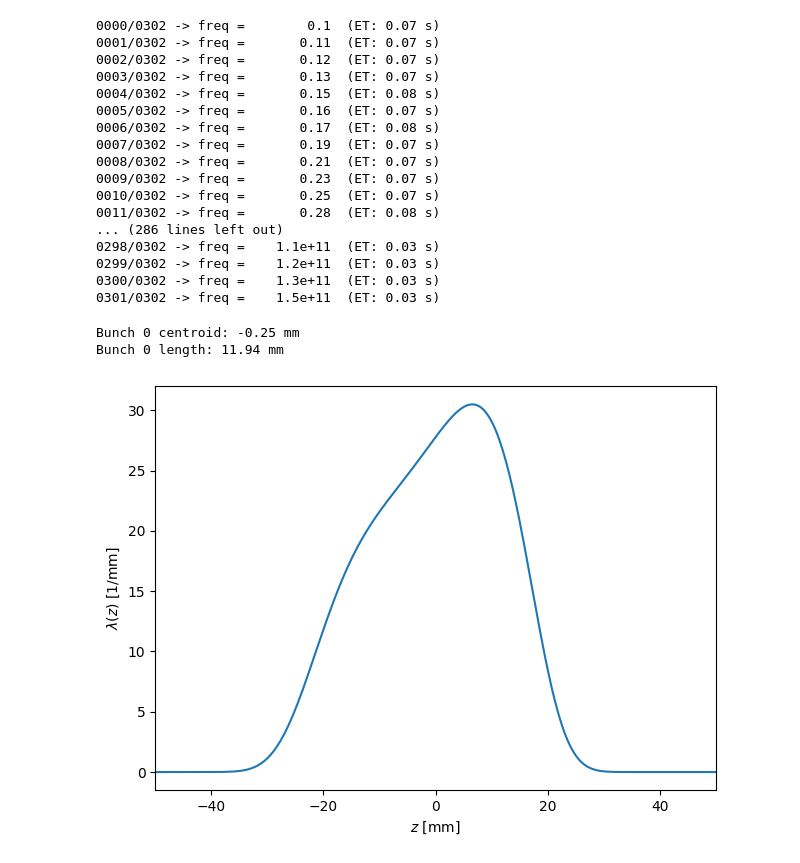
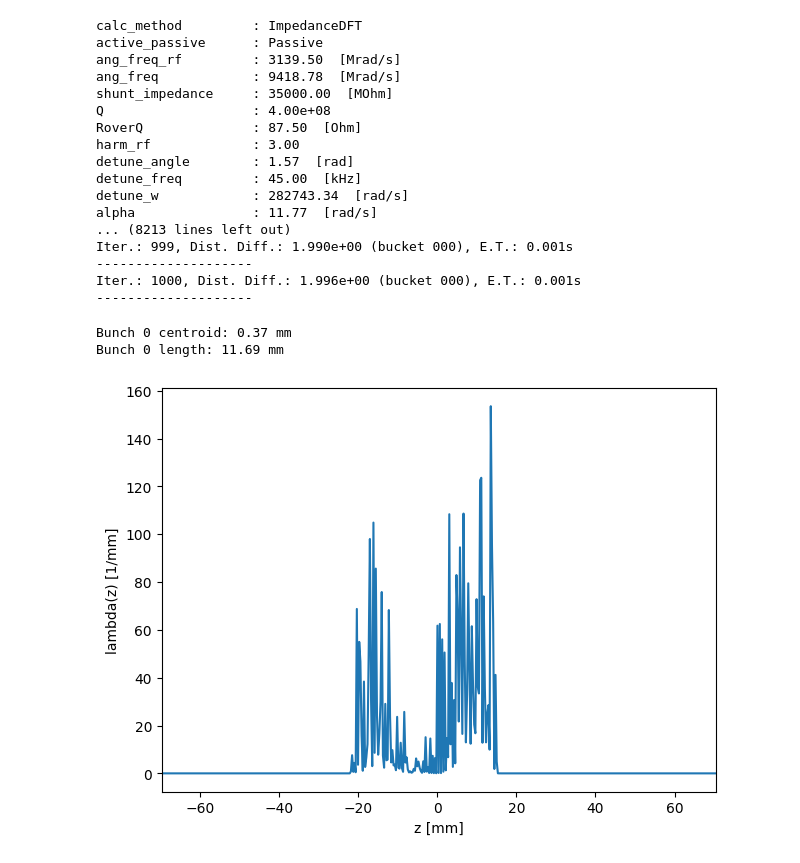
Before and after one commit to SantiagoM1227/ML4CollEffects, a Jupyter notebook: notebooks/10_data/generate_pycollef_dataset.ipynb, the cells around one changed output. Drawn from its saved outputs; the diff is of its cells as text; code cells hidden in the pictures.

```diff
--- a/notebooks/10_data/generate_pycollef_dataset.ipynb
+++ b/notebooks/10_data/generate_pycollef_dataset.ipynb
@@ -725,8 +694,8 @@ args = argparse.Namespace(
     gap_voltage_max=5.0e6,
     current_min=350e-3,
     current_max=400e-2,
-    rs_min=5.0e3,
-    rs_max=3.0e6,
+    en_lost_rad_min=5.0e5,
+    en_lost_rad_max=1.2e6,
     Q=1.0e4,
     wr_scale=3.0,
     n_steps=3,
@@ -738,12 +707,14 @@ rng = np.random.default_rng(24)
 param_ranges = ParameterRanges(
         gap_voltage_V=(args.gap_voltage_min, args.gap_voltage_max),
         total_current_A=(args.current_min, args.current_max),
-        shunt_impedance_Ohm=(args.rs_min, args.rs_max),
+        en_lost_rad_eV=(args.en_lost_rad_min, args.en_lost_rad_max),
     )
 
 mu = sample_mu(rng, param_ranges)
 
 ring = sirius.create_ring()
+ring.harm_num = 1
+ring.num_bun = 1
 
 ring.en_lost_rad = 870e3
 ring.gap_voltage = 3.0e6
@@ -855,26 +807,26 @@ generic.active_passive = ImpedanceSource.ActivePassive.Passive
 
 longeq = calculate_longitudinal_equilibrium(ring, [generic,hcav ])
 # %% [output]
-0000/0302 -> freq =        0.1  (ET: 0.07 s)
-0001/0302 -> freq =       0.11  (ET: 0.07 s)
-0002/0302 -> freq =       0.12  (ET: 0.07 s)
-0003/0302 -> freq =       0.13  (ET: 0.07 s)
-0004/0302 -> freq =       0.15  (ET: 0.08 s)
-0005/0302 -> freq =       0.16  (ET: 0.07 s)
-0006/0302 -> freq =       0.17  (ET: 0.08 s)
-0007/0302 -> freq =       0.19  (ET: 0.07 s)
-0008/0302 -> freq =       0.21  (ET: 0.07 s)
-0009/0302 -> freq =       0.23  (ET: 0.07 s)
-0010/0302 -> freq =       0.25  (ET: 0.07 s)
-0011/0302 -> freq =       0.28  (ET: 0.08 s)
-... (286 lines left out)
-0298/0302 -> freq =    1.1e+11  (ET: 0.03 s)
-0299/0302 -> freq =    1.2e+11  (ET: 0.03 s)
-0300/0302 -> freq =    1.3e+11  (ET: 0.03 s)
-0301/0302 -> freq =    1.5e+11  (ET: 0.03 s)
+calc_method         : ImpedanceDFT
+active_passive      : Passive
+ang_freq_rf         : 3139.50  [Mrad/s]
+ang_freq            : 9418.78  [Mrad/s]
+shunt_impedance     : 35000.00  [MOhm]
+Q                   : 4.00e+08
+RoverQ              : 87.50  [Ohm]
+harm_rf             : 3.00
+detune_angle        : 1.57  [rad]
+detune_freq         : 45.00  [kHz]
+detune_w            : 282743.34  [rad/s]
+alpha               : 11.77  [rad/s]
+... (8213 lines left out)
+Iter.: 999, Dist. Diff.: 1.990e+00 (bucket 000), E.T.: 0.001s
+--------------------
+Iter.: 1000, Dist. Diff.: 1.996e+00 (bucket 000), E.T.: 0.001s
+--------------------
 # %%
-print_results(longeq)
+print_results(longeq, gc=GridConfig(nz=args.nz), uniform=True)
 # %% [output]
-Bunch 0 centroid: -0.25 mm
-Bunch 0 length: 11.94 mm
+Bunch 0 centroid: 0.37 mm
+Bunch 0 length: 11.69 mm
-[figure, old version]
+[figure, new version]
```
Also changed, not shown: parts of 8 cells of this notebook, 46 other files.
